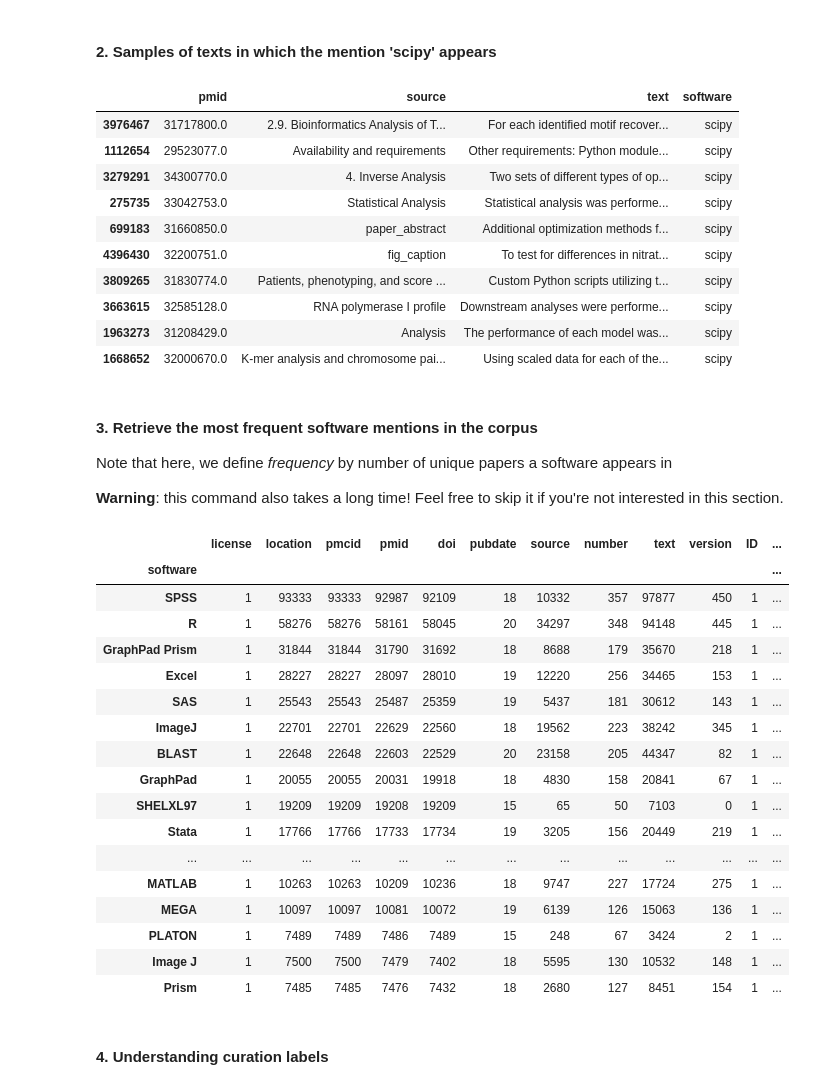
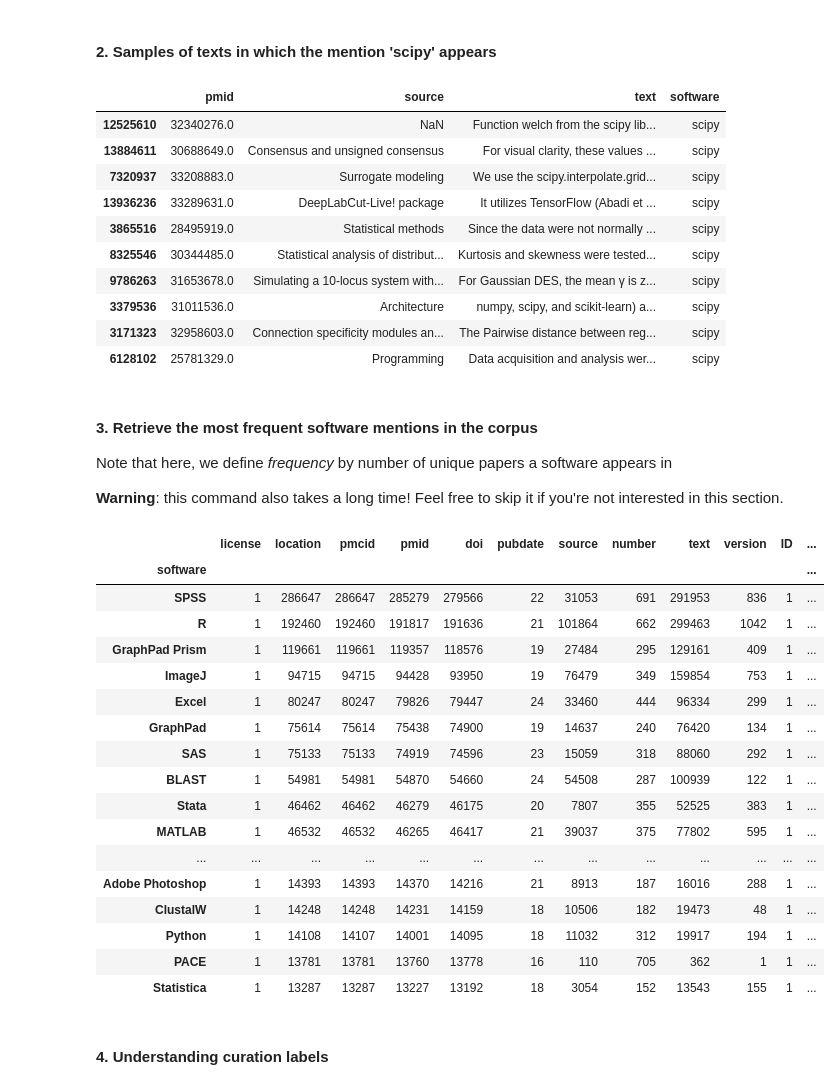
Before and after one commit to chanzuckerberg/software-mentions, a Jupyter notebook: sample_notebooks/Interacting with the dataset.ipynb, the cells around one changed output. Saved outputs shown, nothing was run; the diff lists cells and outputs as text; code cells hidden in the pictures.

```diff
--- a/sample_notebooks/Interacting with the dataset.ipynb
+++ b/sample_notebooks/Interacting with the dataset.ipynb
@@ -93,9 +93,9 @@ Note that we offer an example of reading only the first 1000000 rows of the data
 For full analysis of the dataset, you should take `nrows=num_rows_to_read` out and run:
 # %%
-#data_df = pd.read_csv(ROOT_DATA_DIR + 'disambiguated/comm_disambiguated.tsv.gz', sep = '\\t', engine = 'python', compression = 'gzip)
+raw_df = pd.read_csv(ROOT_DATA_DIR + 'raw/comm_raw.tsv.gz', sep = '\\t', engine = 'python', compression = 'gzip')
 # %%
-num_rows_to_read = 5000000
-raw_df = pd.read_csv(ROOT_DATA_DIR + 'raw/comm_raw.tsv.gz', sep = '\\t', engine = 'python', compression = 'gzip', nrows = num_rows_to_read)
+# num_rows_to_read = 5000000
+# raw_df = pd.read_csv(ROOT_DATA_DIR + 'raw/comm_raw.tsv.gz', sep = '\\t', engine = 'python', compression = 'gzip', nrows = num_rows_to_read)
 # %% [markdown]
 <color value = red>**Warning**</color>: It may take a while for the command to finish running (up to an hour), especially for the `comm` and `publishers_collection`. <br>
 If you would like to quickly interact with the dataset, we recommend opening the `non_comm` file first, as it's the smallest one. <br><br>
@@ -146,16 +146,16 @@ scipy_mentions_df.head(3)
 scipy_mentions_df[['pmid', 'source', 'text', 'software']].sample(10)
 # %% [output]
 |  | pmid | source | text | software |
-| 3976467 | 31717800.0 | 2.9. Bioinformatics Analysis of T... | For each identified motif recover... | scipy |
-| 1112654 | 29523077.0 | Availability and requirements | Other requirements: Python module... | scipy |
-| 3279291 | 34300770.0 | 4. Inverse Analysis | Two sets of different types of op... | scipy |
-| 275735 | 33042753.0 | Statistical Analysis | Statistical analysis was performe... | scipy |
-| 699183 | 31660850.0 | paper_abstract | Additional optimization methods f... | scipy |
-| 4396430 | 32200751.0 | fig_caption | To test for differences in nitrat... | scipy |
-| 3809265 | 31830774.0 | Patients, phenotyping, and score ... | Custom Python scripts utilizing t... | scipy |
-| 3663615 | 32585128.0 | RNA polymerase I profile | Downstream analyses were performe... | scipy |
-| 1963273 | 31208429.0 | Analysis | The performance of each model was... | scipy |
-| 1668652 | 32000670.0 | K-mer analysis and chromosome pai... | Using scaled data for each of the... | scipy |
+| 12525610 | 32340276.0 | NaN | Function welch from the scipy lib... | scipy |
+| 13884611 | 30688649.0 | Consensus and unsigned consensus | For visual clarity, these values ... | scipy |
+| 7320937 | 33208883.0 | Surrogate modeling | We use the scipy.interpolate.grid... | scipy |
+| 13936236 | 33289631.0 | DeepLabCut-Live! package | It utilizes TensorFlow (Abadi et ... | scipy |
+| 3865516 | 28495919.0 | Statistical methods | Since the data were not normally ... | scipy |
+| 8325546 | 30344485.0 | Statistical analysis of distribut... | Kurtosis and skewness were tested... | scipy |
+| 9786263 | 31653678.0 | Simulating a 10-locus system with... | For Gaussian DES, the mean γ is z... | scipy |
+| 3379536 | 31011536.0 | Architecture | numpy, scipy, and scikit-learn) a... | scipy |
+| 3171323 | 32958603.0 | Connection specificity modules an... | The Pairwise distance between reg... | scipy |
+| 6128102 | 25781329.0 | Programming | Data acquisition and analysis wer... | scipy |
 # %% [markdown]
 <a id='dataset_interaction_raw_most_frequent_mentions'></a>
 #### 3. Retrieve the most frequent software mentions in the corpus
@@ -164,26 +164,26 @@ Note that here, we define *frequency* by number of unique papers a software appe
 **Warning**: this command also takes a long time! Feel free to skip it if you're not interested in this section.
 # %%
 raw_df_aggregated = raw_df.groupby('software').nunique().sort_values(by = 'pmid', ascending = False)
-raw_df_aggregated[:20]
+raw_df_aggregated[:30]
 # %% [output]
 |  | license | location | pmcid | pmid | doi | pubdate | source | number | text | version | ID | ... |
 | software |  |  |  |  |  |  |  |  |  |  |  | ... |
-| SPSS | 1 | 93333 | 93333 | 92987 | 92109 | 18 | 10332 | 357 | 97877 | 450 | 1 | ... |
-| R | 1 | 58276 | 58276 | 58161 | 58045 | 20 | 34297 | 348 | 94148 | 445 | 1 | ... |
-| GraphPad Prism | 1 | 31844 | 31844 | 31790 | 31692 | 18 | 8688 | 179 | 35670 | 218 | 1 | ... |
-| Excel | 1 | 28227 | 28227 | 28097 | 28010 | 19 | 12220 | 256 | 34465 | 153 | 1 | ... |
-| SAS | 1 | 25543 | 25543 | 25487 | 25359 | 19 | 5437 | 181 | 30612 | 143 | 1 | ... |
-| ImageJ | 1 | 22701 | 22701 | 22629 | 22560 | 18 | 19562 | 223 | 38242 | 345 | 1 | ... |
-| BLAST | 1 | 22648 | 22648 | 22603 | 22529 | 20 | 23158 | 205 | 44347 | 82 | 1 | ... |
-| GraphPad | 1 | 20055 | 20055 | 20031 | 19918 | 18 | 4830 | 158 | 20841 | 67 | 1 | ... |
-| SHELXL97 | 1 | 19209 | 19209 | 19208 | 19209 | 15 | 65 | 50 | 7103 | 0 | 1 | ... |
-| Stata | 1 | 17766 | 17766 | 17733 | 17734 | 19 | 3205 | 156 | 20449 | 219 | 1 | ... |
+| SPSS | 1 | 286647 | 286647 | 285279 | 279566 | 22 | 31053 | 691 | 291953 | 836 | 1 | ... |
+| R | 1 | 192460 | 192460 | 191817 | 191636 | 21 | 101864 | 662 | 299463 | 1042 | 1 | ... |
+| GraphPad Prism | 1 | 119661 | 119661 | 119357 | 118576 | 19 | 27484 | 295 | 129161 | 409 | 1 | ... |
+| ImageJ | 1 | 94715 | 94715 | 94428 | 93950 | 19 | 76479 | 349 | 159854 | 753 | 1 | ... |
+| Excel | 1 | 80247 | 80247 | 79826 | 79447 | 24 | 33460 | 444 | 96334 | 299 | 1 | ... |
+| GraphPad | 1 | 75614 | 75614 | 75438 | 74900 | 19 | 14637 | 240 | 76420 | 134 | 1 | ... |
+| SAS | 1 | 75133 | 75133 | 74919 | 74596 | 23 | 15059 | 318 | 88060 | 292 | 1 | ... |
+| BLAST | 1 | 54981 | 54981 | 54870 | 54660 | 24 | 54508 | 287 | 100939 | 122 | 1 | ... |
+| Stata | 1 | 46462 | 46462 | 46279 | 46175 | 20 | 7807 | 355 | 52525 | 383 | 1 | ... |
+| MATLAB | 1 | 46532 | 46532 | 46265 | 46417 | 21 | 39037 | 375 | 77802 | 595 | 1 | ... |
 | ... | ... | ... | ... | ... | ... | ... | ... | ... | ... | ... | ... | ... |
-| MATLAB | 1 | 10263 | 10263 | 10209 | 10236 | 18 | 9747 | 227 | 17724 | 275 | 1 | ... |
-| MEGA | 1 | 10097 | 10097 | 10081 | 10072 | 19 | 6139 | 126 | 15063 | 136 | 1 | ... |
-| PLATON | 1 | 7489 | 7489 | 7486 | 7489 | 15 | 248 | 67 | 3424 | 2 | 1 | ... |
-| Image J | 1 | 7500 | 7500 | 7479 | 7402 | 18 | 5595 | 130 | 10532 | 148 | 1 | ... |
-| Prism | 1 | 7485 | 7485 | 7476 | 7432 | 18 | 2680 | 127 | 8451 | 154 | 1 | ... |
+| Adobe Photoshop | 1 | 14393 | 14393 | 14370 | 14216 | 21 | 8913 | 187 | 16016 | 288 | 1 | ... |
+| ClustalW | 1 | 14248 | 14248 | 14231 | 14159 | 18 | 10506 | 182 | 19473 | 48 | 1 | ... |
+| Python | 1 | 14108 | 14107 | 14001 | 14095 | 18 | 11032 | 312 | 19917 | 194 | 1 | ... |
+| PACE | 1 | 13781 | 13781 | 13760 | 13778 | 16 | 110 | 705 | 362 | 1 | 1 | ... |
+| Statistica | 1 | 13287 | 13287 | 13227 | 13192 | 18 | 3054 | 152 | 13543 | 155 | 1 | ... |
 # %% [markdown]
 <a id='dataset_interaction_raw_curation_labels'></a>
 #### 4. Understanding curation labels
```
Also changed, not shown: parts of 28 cells of this notebook.
